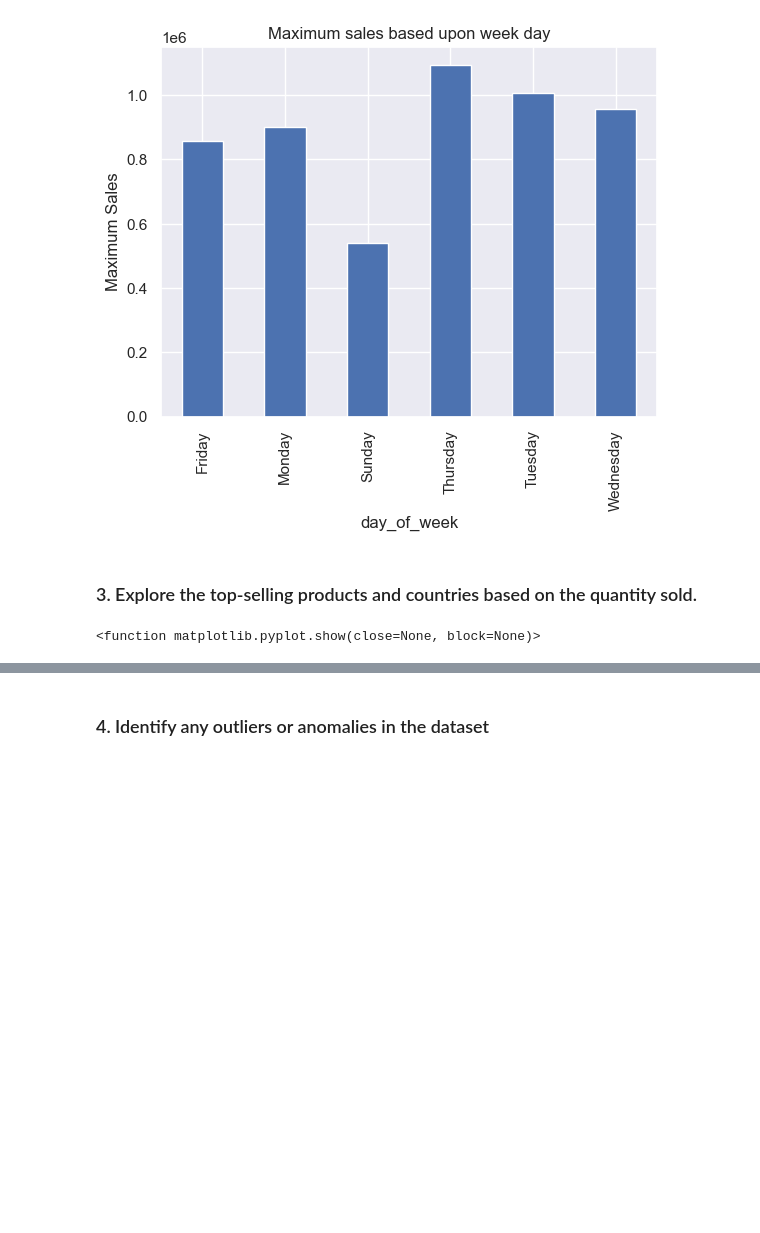
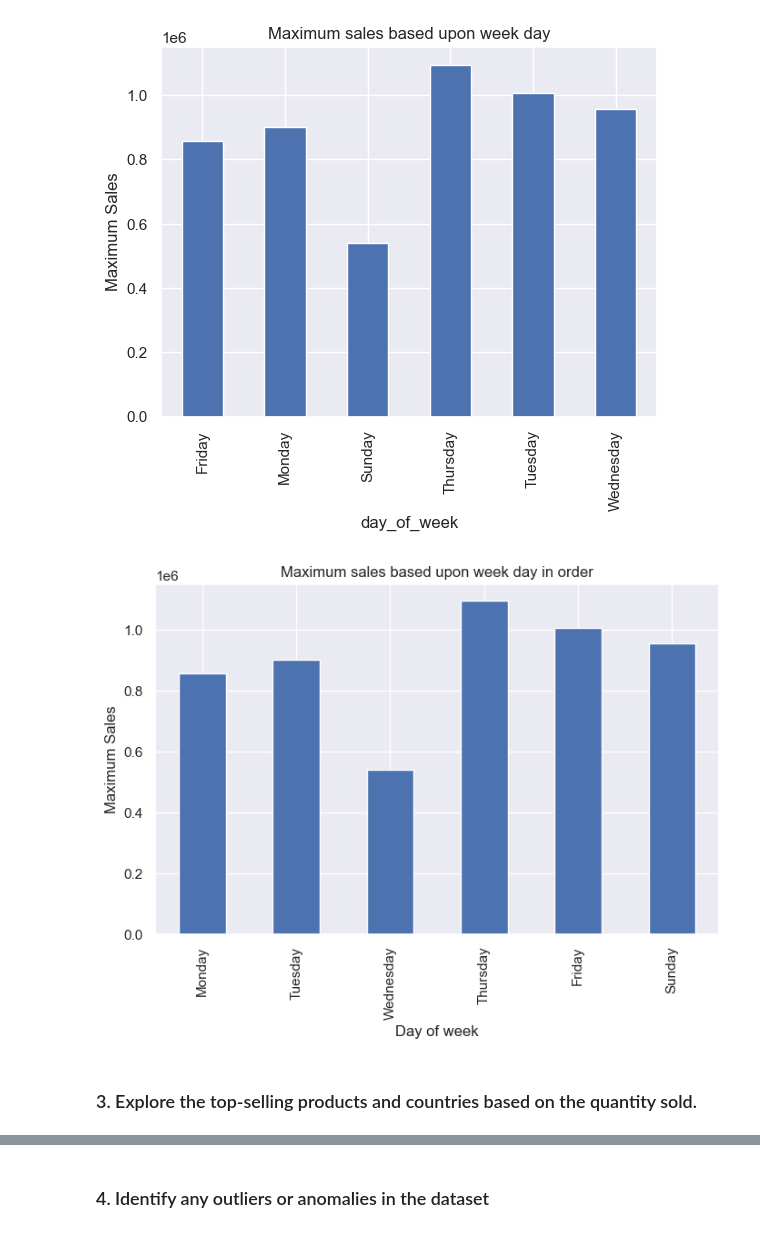
Before and after one commit to usamaqureshi27/EDA, a Jupyter notebook: Online_Retail.ipynb, the cells around one changed output, grey strips where cells are left out. Saved outputs shown, nothing was run; the diff lists cells and outputs as text; code cells hidden in the pictures; blank space fills up the shorter version.

```diff
--- a/Online_Retail.ipynb
+++ b/Online_Retail.ipynb
@@ -567,14 +570,24 @@ plt.title('Maximum sales based upon week day')
 # %% [output]
 Text(0.5, 1.0, 'Maximum sales based upon week day')
 [figure]
+# %%
+# to arrange the order of days of week from alphabetical order
+
+day_order = ["Monday", "Tuesday", "Wednesday", "Thursday", "Friday", "Sunday"]
+
+fig, ax = plt.subplots(1,1,figsize = (8,5))
+
+df.groupby('day_of_week')['sale'].sum().plot(kind='bar')
+
+ax.set_xticks(range(len(day_order)))
+ax.set_xticklabels(day_order)
+
+ax.set_ylabel('Maximum Sales')
+ax.set_xlabel('Day of week')
+
+ax.set_title('Maximum sales based upon week day in order')
+plt.show()
+# %% [output]
+[figure, added]
 # %% [markdown]
 ### 3. Explore the top-selling products and countries based on the quantity sold.
-# %%
-plt.figure(figsize = (10,12))
-plt.title('Maximum business based upon country')
-plt.bar('country', df['quantity'] , edgecolor = 'k' , width = 0.7)
-plt.xlabel('Countries')
-plt.ylabel('Maximum Sales')
-plt.show
-# %% [output]
-<function matplotlib.pyplot.show(close=None, block=None)>
```
Also changed, not shown: parts of 11 cells of this notebook, 3 other files.
